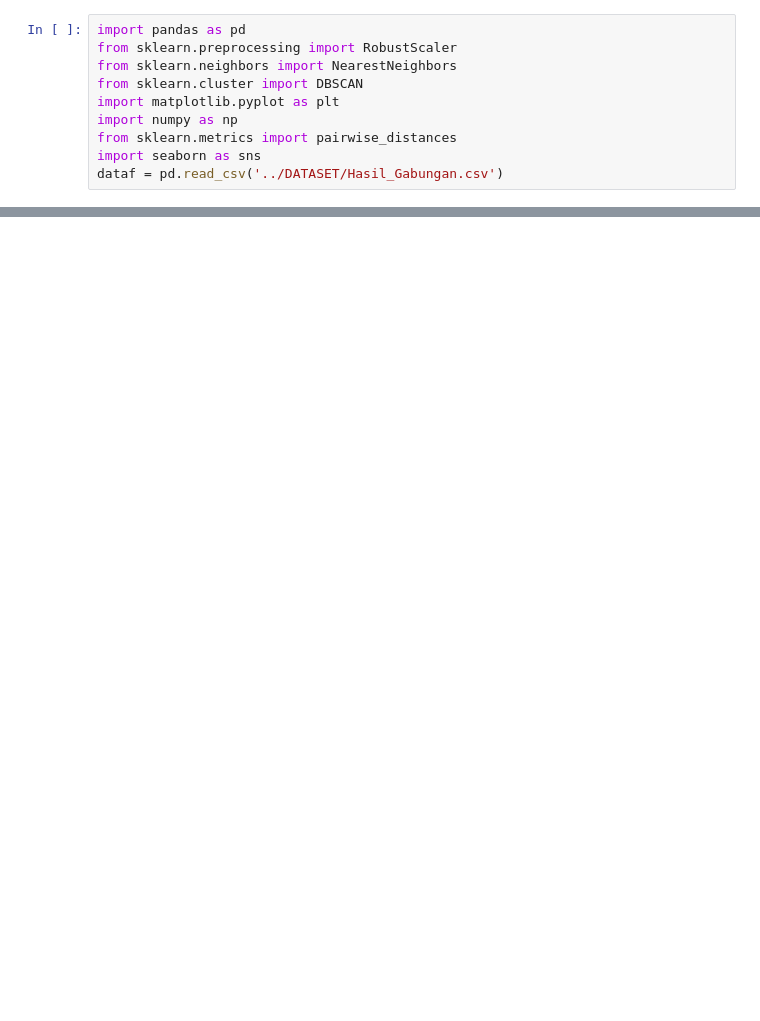
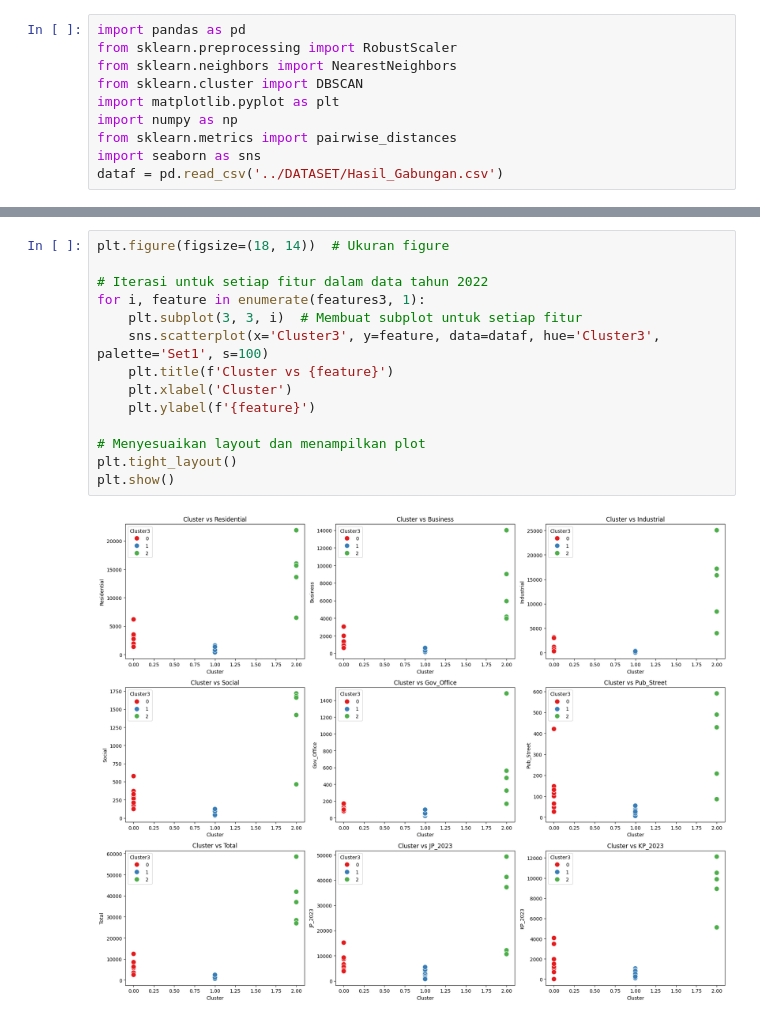
Before and after one commit to XQVWMM/konsumsi-listrik-notebook, a Jupyter notebook: KMedoids.ipynb, the cells around one changed output, grey strips where cells are left out. Cells and saved outputs as stored; diff of their text form; blank space fills up the shorter version.

```diff
--- a/KMedoids.ipynb
+++ b/KMedoids.ipynb
@@ -238,3 +259,19 @@ Nilai data point (medoid) untuk Cluster3 1:
+# %%
+plt.figure(figsize=(18, 14))  # Ukuran figure
+
+# Iterasi untuk setiap fitur dalam data tahun 2022
+for i, feature in enumerate(features3, 1):
+    plt.subplot(3, 3, i)  # Membuat subplot untuk setiap fitur
+    sns.scatterplot(x='Cluster3', y=feature, data=dataf, hue='Cluster3', palette='Set1', s=100)
+    plt.title(f'Cluster vs {feature}')
+    plt.xlabel('Cluster')
+    plt.ylabel(f'{feature}')
+
+# Menyesuaikan layout dan menampilkan plot
+plt.tight_layout()
+plt.show()
+# %% [output]
+[figure, added]
 # %%
 plt.figure(figsize=(16, 12))
 
```
Also changed, not shown: parts of 7 cells of this notebook, 1 other file.
